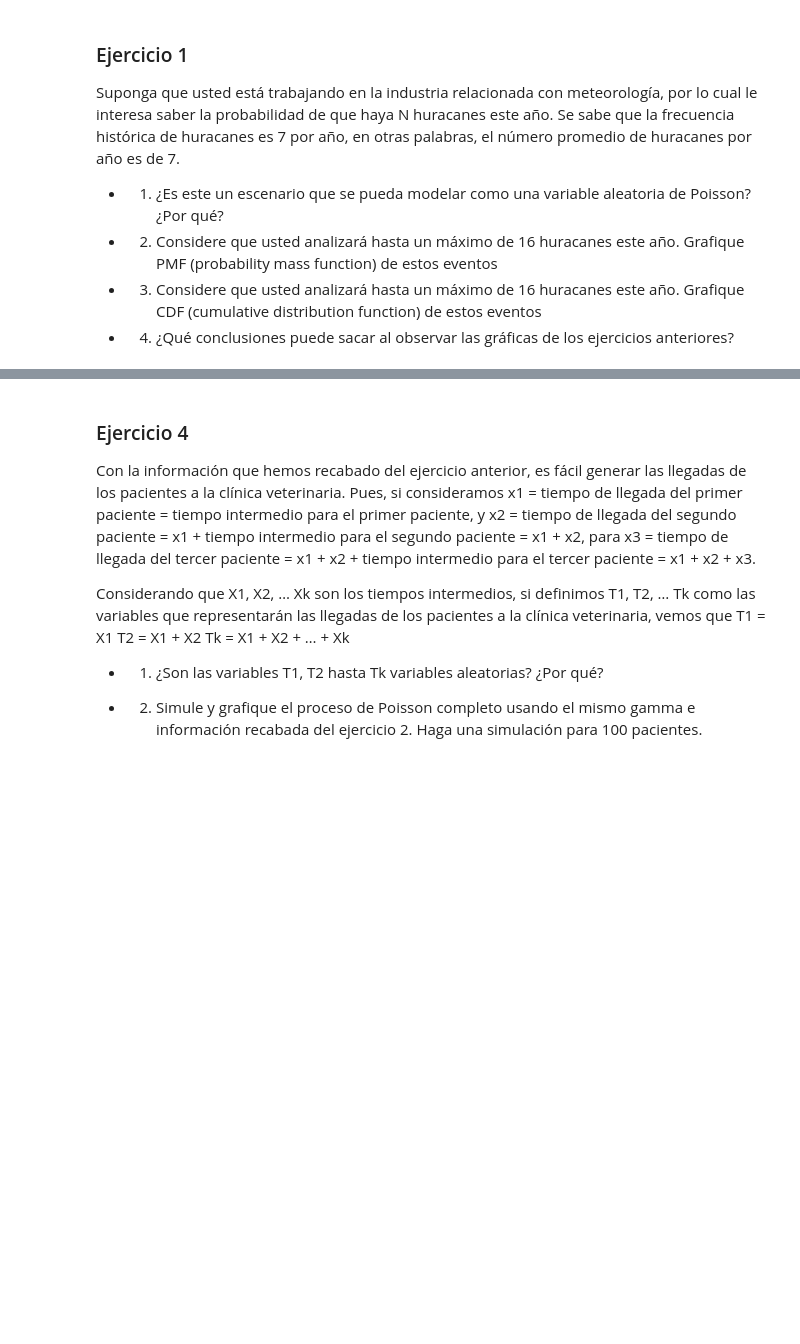
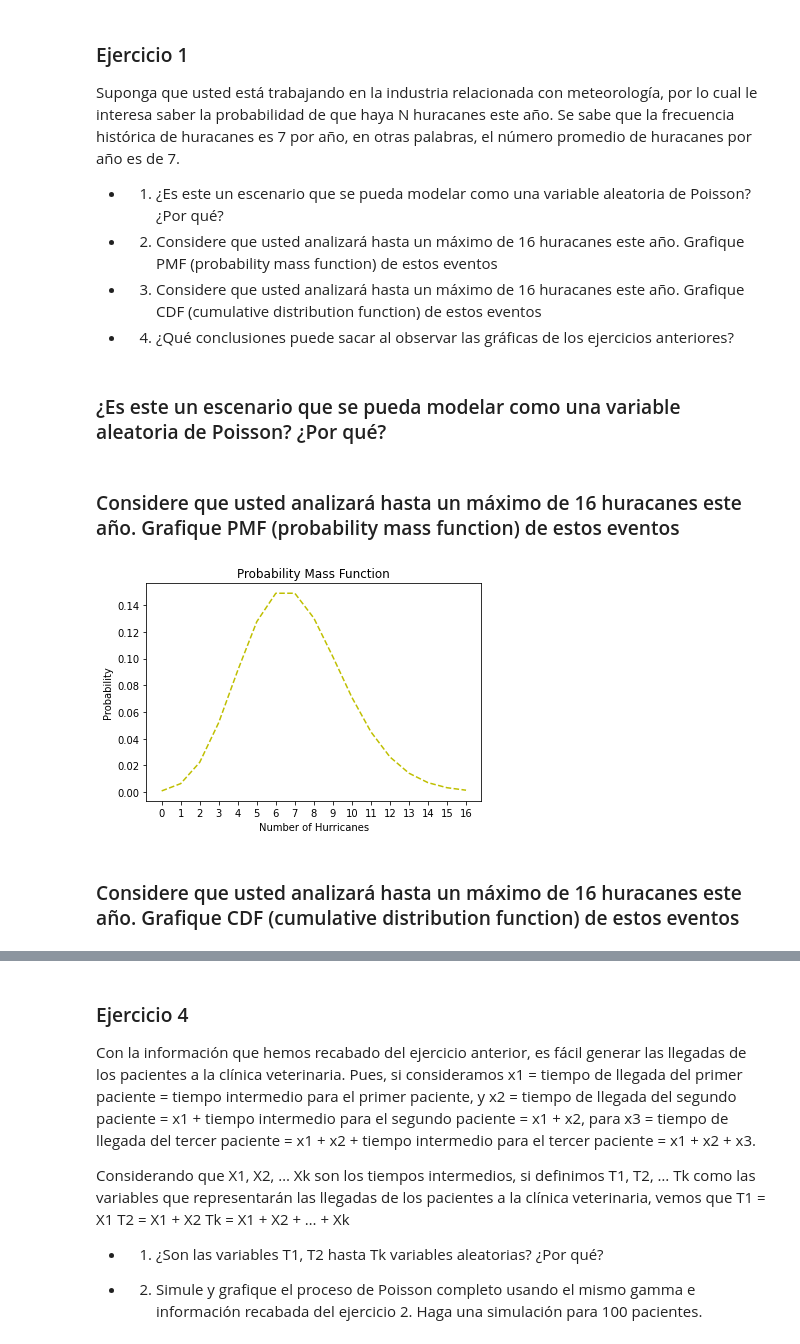
Before and after one commit to Mar19845/MicroProyecto-1, a Jupyter notebook: MicroProyecto1.ipynb, the cells around one changed output, grey strips where cells are left out. Drawn from its saved outputs; the diff is of its cells as text; code cells hidden in the pictures; blank space fills up the shorter version.

```diff
--- a/MicroProyecto1.ipynb
+++ b/MicroProyecto1.ipynb
@@ -18,3 +22,29 @@ otras palabras, el número promedio de huracanes por año es de 7.
 + 2. Considere que usted analizará hasta un máximo de 16 huracanes este año. Grafique PMF (probability mass function) de estos eventos
 + 3. Considere que usted analizará hasta un máximo de 16 huracanes este año. Grafique CDF (cumulative distribution function) de estos eventos
 + 4. ¿Qué conclusiones puede sacar al observar las gráficas de los ejercicios anteriores?
+# %% [markdown]
+### ¿Es este un escenario que se pueda modelar como una variable aleatoria de Poisson? ¿Por qué?
+# %%
+min_h = 0
+max_h = 16
+avarage_h = 7
+# %%
+h_values = []
+y_values = []
+# %%
+for x in range(max_h + 1):
+  h_values.append(x)
+  y_values.append(poisson.pmf(k=x, mu=avarage_h))
+# %% [markdown]
+### Considere que usted analizará hasta un máximo de 16 huracanes este año. Grafique PMF (probability mass function) de estos eventos
+# %%
+plt.plot(h_values, y_values, 'y--')
+plt.xticks(h_values)
+plt.title("Probability Mass Function")
+plt.xlabel('Number of Hurricanes')
+plt.ylabel('Probability')
+plt.show()
+# %% [output]
+[figure, added]
+# %% [markdown]
+### Considere que usted analizará hasta un máximo de 16 huracanes este año. Grafique CDF (cumulative distribution function) de estos eventos
```
Also changed, not shown: parts of 16 cells of this notebook.
